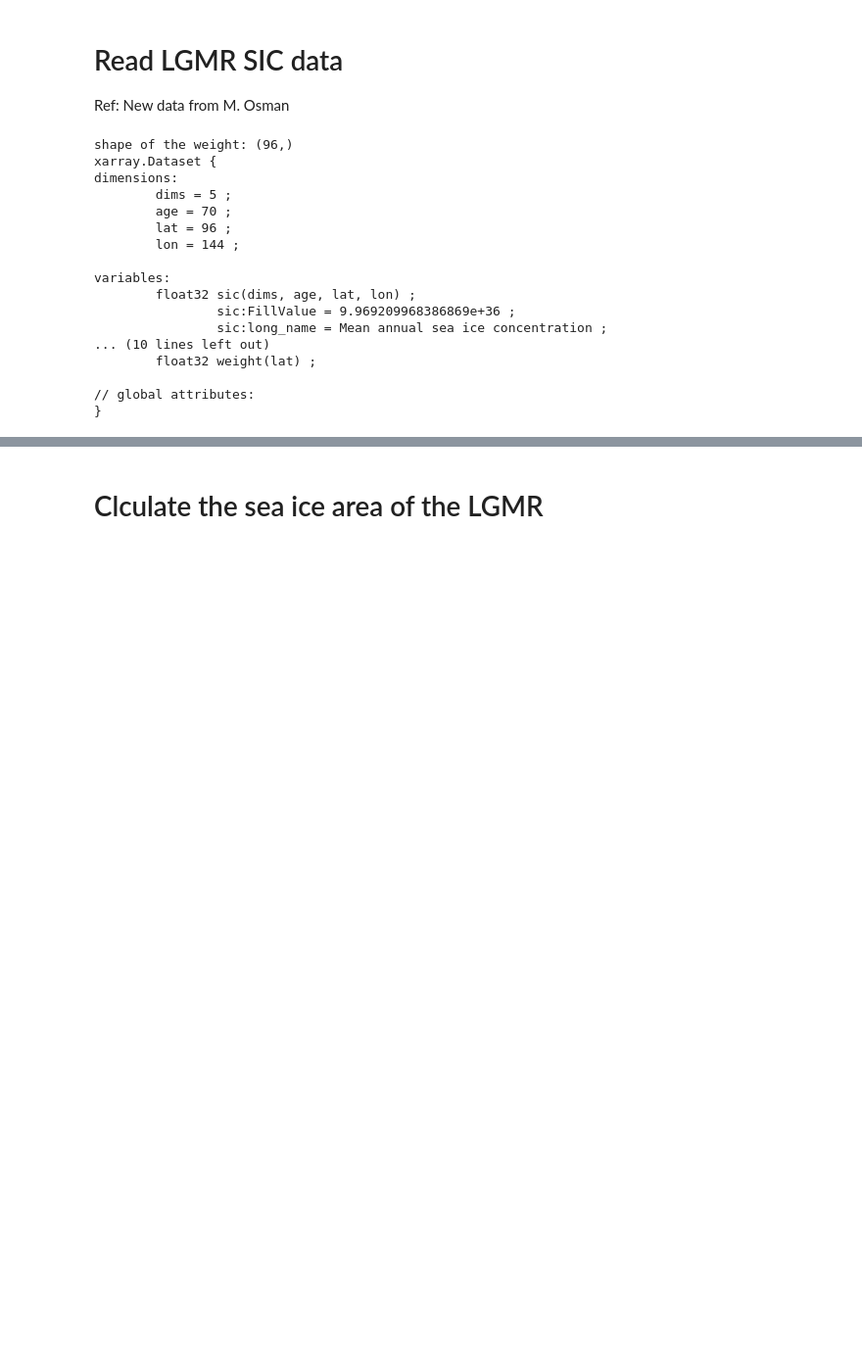
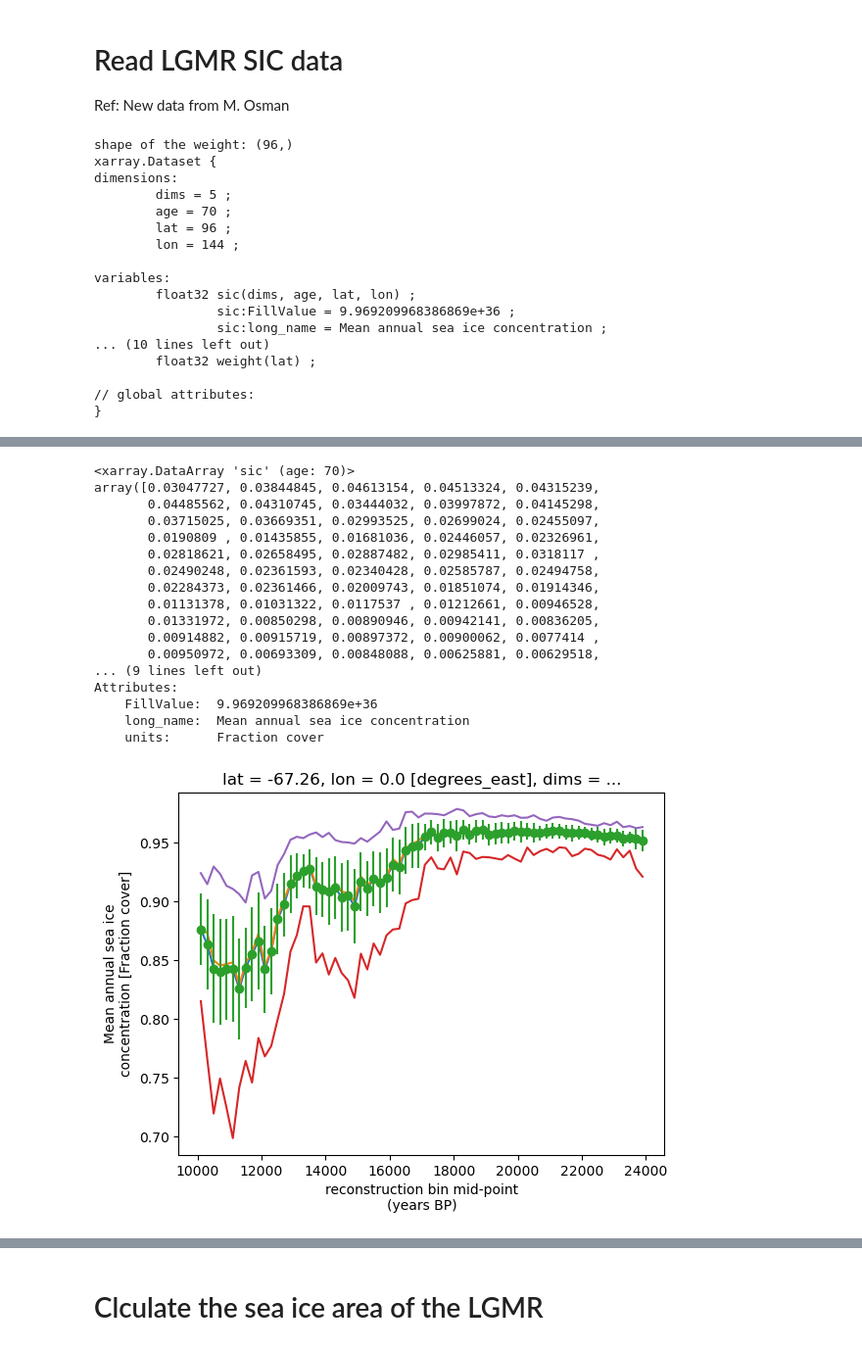
Before and after one commit to Peisong-Zheng/Last_deglaciation, a Jupyter notebook: Figure3_v12.ipynb, the cells around one changed output, grey strips where cells are left out. Shown at 98% size. Cells and saved outputs as stored; diff of their text form; code cells hidden in the pictures; blank space fills up the shorter version.

```diff
--- a/Figure3_v12.ipynb
+++ b/Figure3_v12.ipynb
@@ -41,0 +55,29 @@ variables:
+# %%
+ds_seaice['sic'].isel(dims=0).isel(lat=12).isel(lon=0).plot()
+ds_seaice['sic'].isel(dims=1).isel(lat=12).isel(lon=0).plot()
+# plot dims==2 as the error of the dims==0
+import matplotlib.pyplot as plt
+plt.errorbar(ds_seaice['age'], ds_seaice['sic'].isel(dims=0).isel(lat=12).isel(lon=0), yerr=ds_seaice['sic'].isel(dims=2).isel(lat=12).isel(lon=0), fmt='o')
+ds_seaice['sic'].isel(dims=3).isel(lat=12).isel(lon=0).plot()
+ds_seaice['sic'].isel(dims=4).isel(lat=12).isel(lon=0).plot()
+
+ds_seaice['sic'].isel(dims=2).isel(lat=12).isel(lon=0)
+# %% [output]
+<xarray.DataArray 'sic' (age: 70)>
+array([0.03047727, 0.03844845, 0.04613154, 0.04513324, 0.04315239,
+       0.04485562, 0.04310745, 0.03444032, 0.03997872, 0.04145298,
+       0.03715025, 0.03669351, 0.02993525, 0.02699024, 0.02455097,
+       0.0190809 , 0.01435855, 0.01681036, 0.02446057, 0.02326961,
+       0.02818621, 0.02658495, 0.02887482, 0.02985411, 0.0318117 ,
+       0.02490248, 0.02361593, 0.02340428, 0.02585787, 0.02494758,
+       0.02284373, 0.02361466, 0.02009743, 0.01851074, 0.01914346,
+       0.01131378, 0.01031322, 0.0117537 , 0.01212661, 0.00946528,
+       0.01331972, 0.00850298, 0.00890946, 0.00942141, 0.00836205,
+       0.00914882, 0.00915719, 0.00897372, 0.00900062, 0.0077414 ,
+       0.00950972, 0.00693309, 0.00848088, 0.00625881, 0.00629518,
+... (9 lines left out)
+Attributes:
+    FillValue:  9.969209968386869e+36
+    long_name:  Mean annual sea ice concentration
+    units:      Fraction cover
+[figure, added]
```
Also changed, not shown: parts of 7 cells of this notebook, 1 other file.
